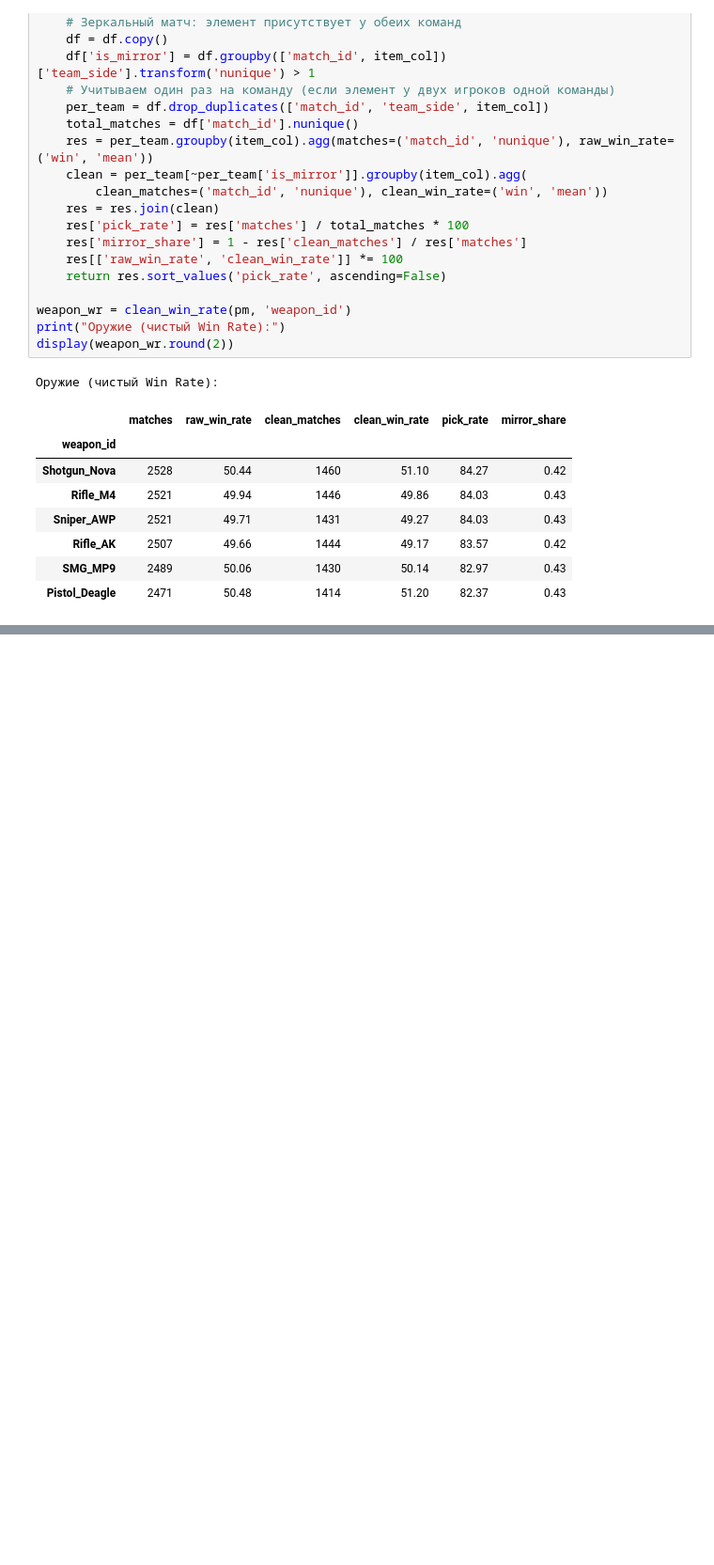
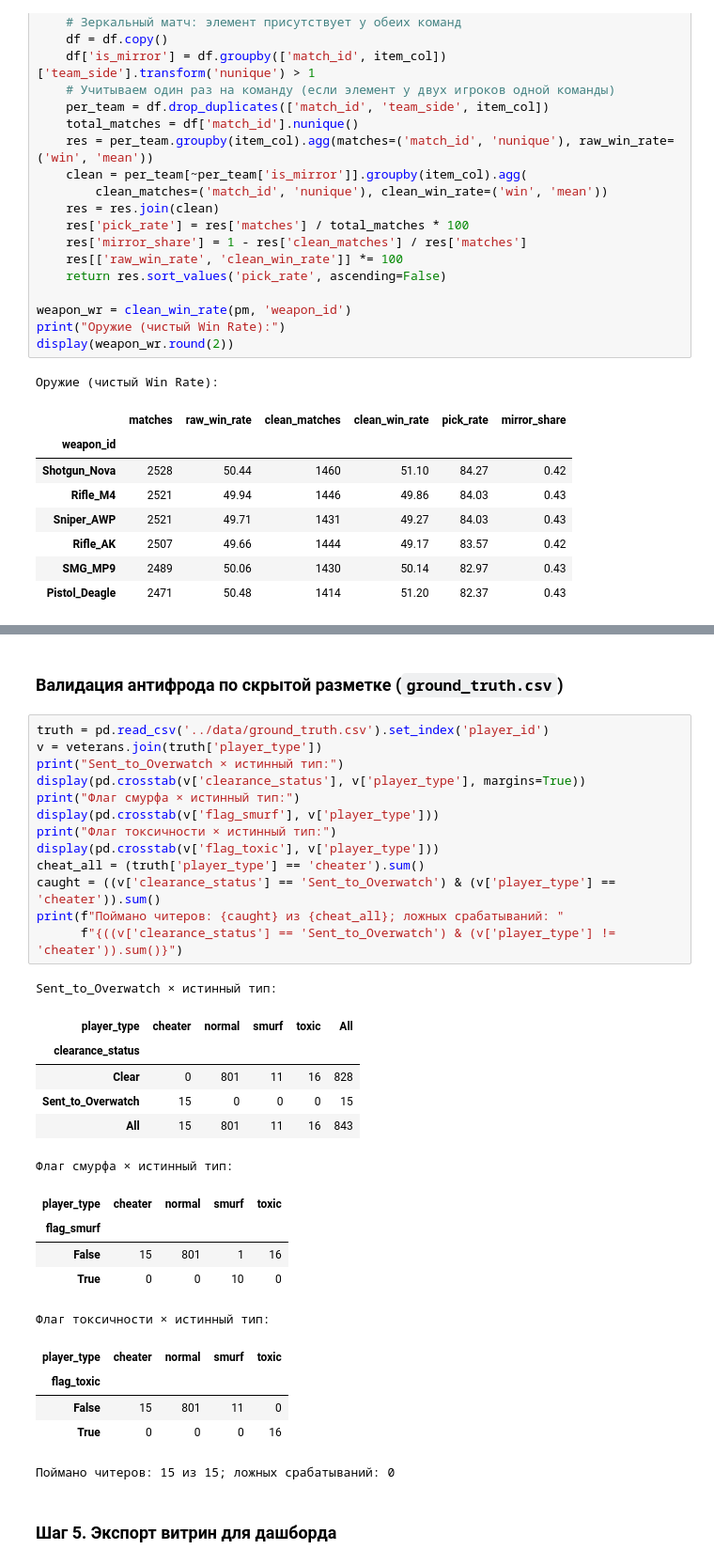
Before and after one commit to dan234tyu/game-analytics-lab4, a Jupyter notebook: notebooks/04_multiplayer_analytics.ipynb, the cells around one changed output, grey strips where cells are left out. Shown at 94% size. Cells and saved outputs as stored; diff of their text form; blank space fills up the shorter version.

```diff
--- a/notebooks/04_multiplayer_analytics.ipynb
+++ b/notebooks/04_multiplayer_analytics.ipynb
@@ -276,0 +368,35 @@ display(weapon_wr.round(2))
+# %% [markdown]
+### Валидация антифрода по скрытой разметке (`ground_truth.csv`)
+# %%
+truth = pd.read_csv('../data/ground_truth.csv').set_index('player_id')
+v = veterans.join(truth['player_type'])
+print("Sent_to_Overwatch × истинный тип:")
+display(pd.crosstab(v['clearance_status'], v['player_type'], margins=True))
+print("Флаг смурфа × истинный тип:")
+display(pd.crosstab(v['flag_smurf'], v['player_type']))
+print("Флаг токсичности × истинный тип:")
+display(pd.crosstab(v['flag_toxic'], v['player_type']))
+cheat_all = (truth['player_type'] == 'cheater').sum()
+caught = ((v['clearance_status'] == 'Sent_to_Overwatch') & (v['player_type'] == 'cheater')).sum()
+print(f"Поймано читеров: {caught} из {cheat_all}; ложных срабатываний: "
+      f"{((v['clearance_status'] == 'Sent_to_Overwatch') & (v['player_type'] != 'cheater')).sum()}")
+# %% [output]
+Sent_to_Overwatch × истинный тип:
+| player_type | cheater | normal | smurf | toxic | All |
+| clearance_status |  |  |  |  |  |
+| Clear | 0 | 801 | 11 | 16 | 828 |
+| Sent_to_Overwatch | 15 | 0 | 0 | 0 | 15 |
+| All | 15 | 801 | 11 | 16 | 843 |
+Флаг смурфа × истинный тип:
+| player_type | cheater | normal | smurf | toxic |
+| flag_smurf |  |  |  |  |
+| False | 15 | 801 | 1 | 16 |
+| True | 0 | 0 | 10 | 0 |
+Флаг токсичности × истинный тип:
+| player_type | cheater | normal | smurf | toxic |
+| flag_toxic |  |  |  |  |
+| False | 15 | 801 | 11 | 0 |
+| True | 0 | 0 | 0 | 16 |
+Поймано читеров: 15 из 15; ложных срабатываний: 0
+# %% [markdown]
+### Шаг 5. Экспорт витрин для дашборда
```
Also changed, not shown: parts of 5 cells of this notebook, 5 other files.
